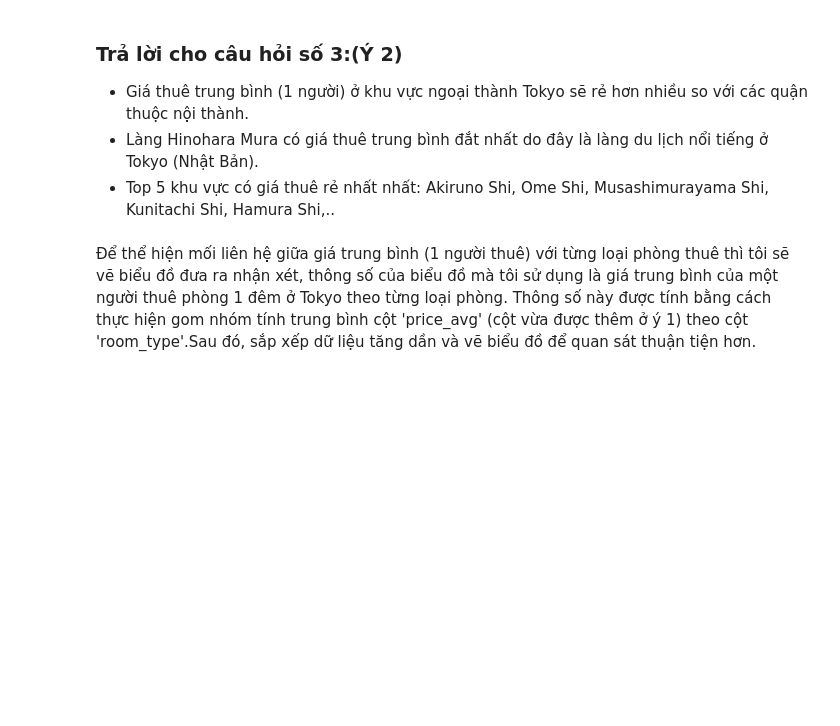
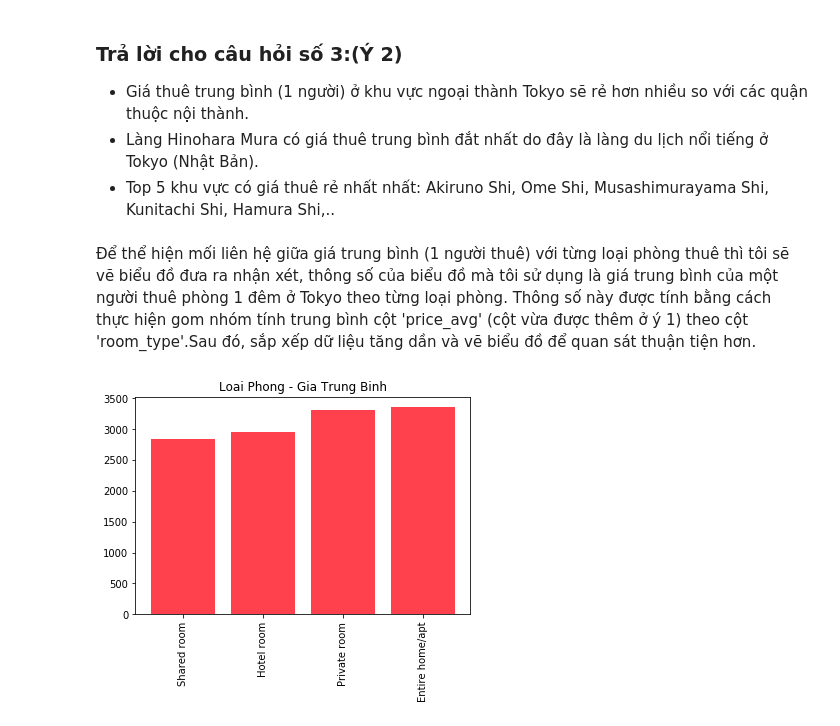
Before and after one commit to Tuyetmayy2410/LTKHDL_FinalProject, a Jupyter notebook: 1712892-NguyenThiTuyet.ipynb, the cells around one changed output. Saved outputs shown, nothing was run; the diff lists cells and outputs as text; code cells hidden in the pictures; blank space fills up the shorter version.

```diff
--- a/1712892-NguyenThiTuyet.ipynb
+++ b/1712892-NguyenThiTuyet.ipynb
@@ -690,3 +690,12 @@ plt.title("Khu Vuc - Gia Trung Binh");
 - Top 5 khu vực có giá thuê rẻ nhất nhất: Akiruno Shi, Ome Shi, Musashimurayama Shi, Kunitachi Shi, Hamura Shi,..
 # %% [markdown]
 Để thể hiện mối liên hệ giữa giá trung bình (1 người thuê) với từng loại phòng thuê thì tôi sẽ vẽ biểu đồ đưa ra nhận xét, thông số của biểu đồ mà tôi sử dụng là giá trung bình của một người thuê phòng 1 đêm ở Tokyo theo từng loại phòng. Thông số này được tính bằng cách thực hiện gom nhóm tính trung bình cột 'price_avg' (cột vừa được thêm ở ý 1) theo cột 'room_type'.Sau đó, sắp xếp dữ liệu tăng dần và vẽ biểu đồ để quan sát thuận tiện hơn.
+# %%
+df_Room_Type_priceavg = pd.DataFrame(df_ABListings.groupby('room_type').price_avg.mean())
+df_Room_Type_priceavg.sort_values('price_avg' ,ascending=True, inplace=True)
+plt.figure()
+plt.xticks(rotation=90)
+plt.bar(df_Room_Type_priceavg.index, df_Room_Type_priceavg.price_avg, color='#FF404D')
+plt.title("Loai Phong - Gia Trung Binh");
+# %% [output]
+[figure, added]
```
Also changed, not shown: parts of 4 cells of this notebook.
